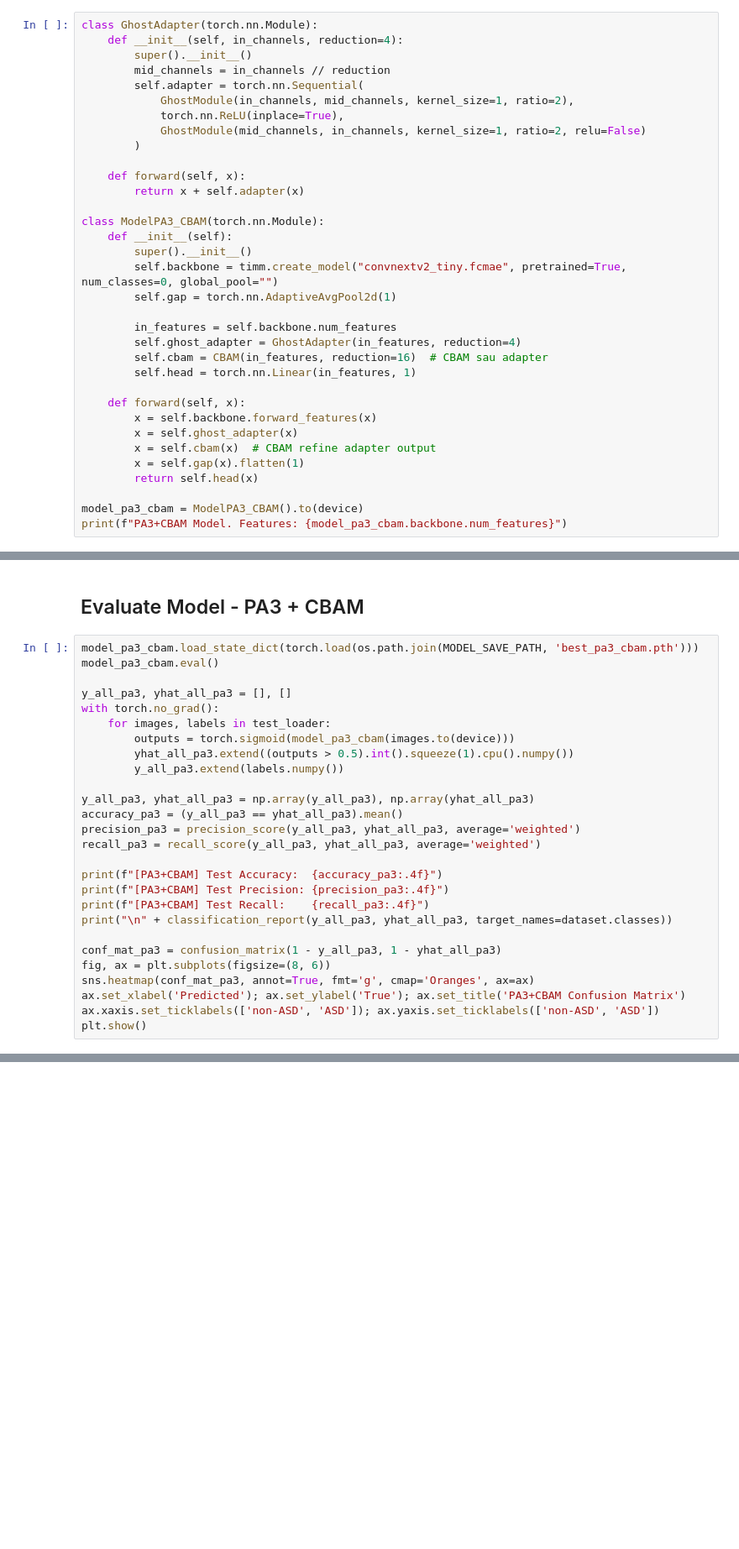
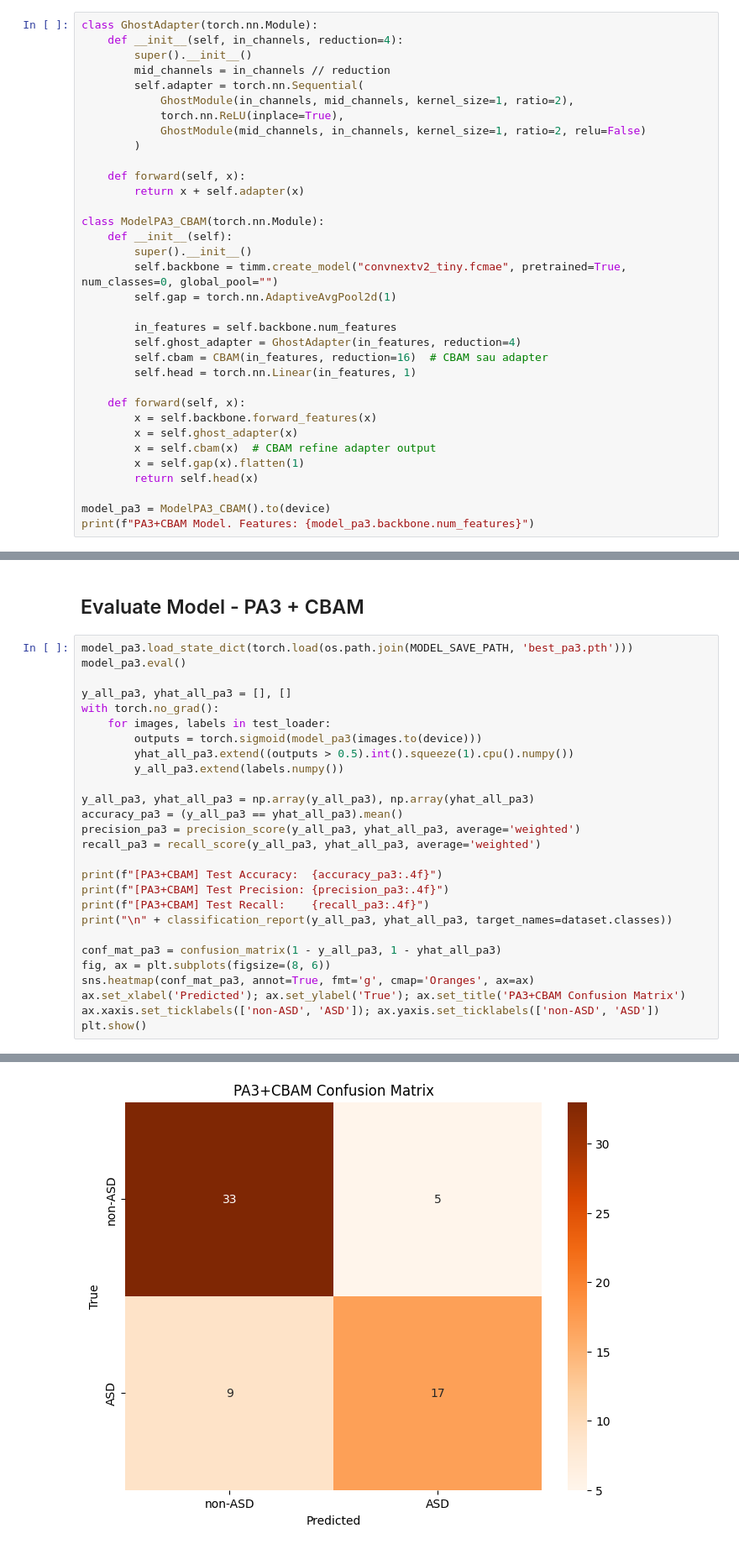
Before and after one commit to ASD-by-Eye-tracking-and-Deep-learning/train, a Jupyter notebook: ghost+cbam/convnexttiny_v2.ipynb, the cells around one changed output, grey strips where cells are left out. Shown at 84% size. Drawn from its saved outputs; the diff is of its cells as text; blank space fills up the shorter version.

```diff
--- a/ghost+cbam/convnexttiny_v2.ipynb
+++ b/ghost+cbam/convnexttiny_v2.ipynb
@@ -478,5 +619,5 @@ class ModelPA3_CBAM(torch.nn.Module):
         x = self.gap(x).flatten(1)
         return self.head(x)
 
-model_pa3_cbam = ModelPA3_CBAM().to(device)
-print(f"PA3+CBAM Model. Features: {model_pa3_cbam.backbone.num_features}")
+model_pa3 = ModelPA3_CBAM().to(device)
+print(f"PA3+CBAM Model. Features: {model_pa3.backbone.num_features}")
@@ -554,13 +725,13 @@ plt.tight_layout(); plt.show()
 # %% [markdown]
 ## Evaluate Model - PA3 + CBAM
 # %%
-model_pa3_cbam.load_state_dict(torch.load(os.path.join(MODEL_SAVE_PATH, 'best_pa3_cbam.pth')))
-model_pa3_cbam.eval()
+model_pa3.load_state_dict(torch.load(os.path.join(MODEL_SAVE_PATH, 'best_pa3.pth')))
+model_pa3.eval()
 
 y_all_pa3, yhat_all_pa3 = [], []
 with torch.no_grad():
     for images, labels in test_loader:
-        outputs = torch.sigmoid(model_pa3_cbam(images.to(device)))
+        outputs = torch.sigmoid(model_pa3(images.to(device)))
         yhat_all_pa3.extend((outputs > 0.5).int().squeeze(1).cpu().numpy())
         y_all_pa3.extend(labels.numpy())
 
@@ -580,3 +751,4 @@ sns.heatmap(conf_mat_pa3, annot=True, fmt='g', cmap='Oranges', ax=ax)
 ax.set_xlabel('Predicted'); ax.set_ylabel('True'); ax.set_title('PA3+CBAM Confusion Matrix')
 ax.xaxis.set_ticklabels(['non-ASD', 'ASD']); ax.yaxis.set_ticklabels(['non-ASD', 'ASD'])
 plt.show()
+# %% [output]
@@ -582,0 +767 @@ plt.show()
+[figure, added]
```
Also changed, not shown: parts of 22 cells of this notebook, 4 other files.
